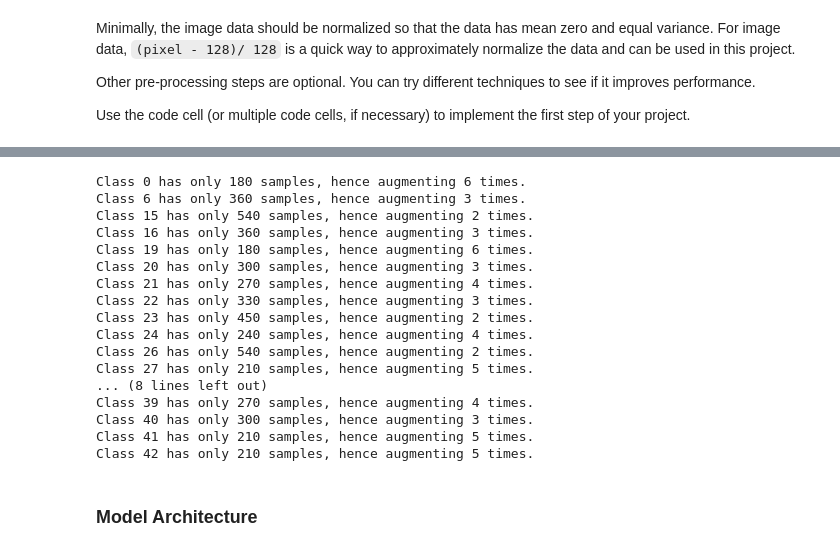
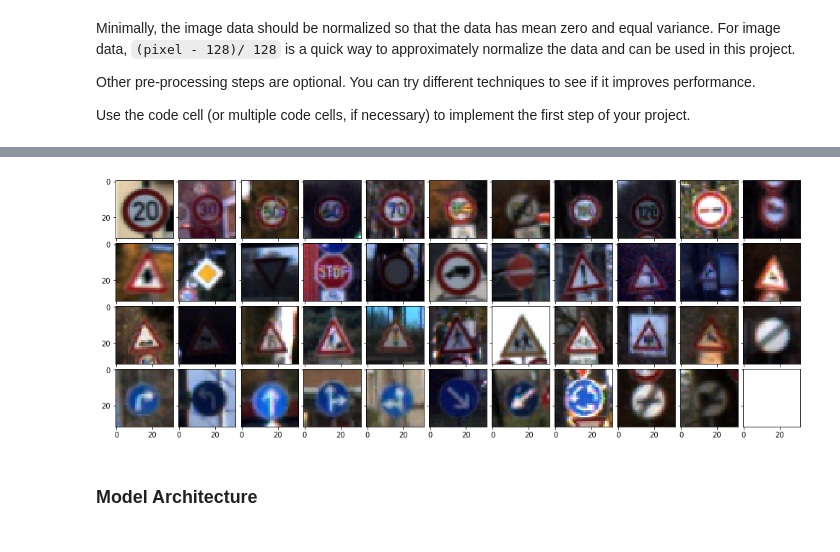
Before and after one commit to jayasim/CarND-Traffic-Sign-Classifier-Project, a Jupyter notebook: Traffic_Sign_Classifier.ipynb, the cells around one changed output, grey strips where cells are left out. Cells and saved outputs as stored; diff of their text form; code cells hidden in the pictures.

```diff
--- a/Traffic_Sign_Classifier.ipynb
+++ b/Traffic_Sign_Classifier.ipynb
@@ -246,46 +167,0 @@ for i in range(0, count*3, 3):
-# %%
-### Generate data additional data (OPTIONAL!)
-### and split the data into training/validation/testing sets here.
-### Feel free to use as many code cells as needed.
-
-# data augmentation
-REQ_NUM_SAMPLES = 1000
-
-generated_features = []
-generated_labels = []
-
-for class_index in range(len(sign_type)):
-    class_sample_count = sign_type[class_index]
-    augment_multiple = round(REQ_NUM_SAMPLES / class_sample_count)
-
-    if augment_multiple <= 1:
-        continue
-
-    print("Class {:d} has only {:d} samples, hence augmenting {:d} times.".format(class_index, class_sample_count, augment_multiple))
-    for test_feature, test_label in zip(X_train_normalized, y_train):
-        if class_index == test_label:
-            for augment_iter in range(augment_multiple):
-                generated_features.append(create_variant(test_feature))
-                generated_labels.append(test_label)
-
-# append generated data to original data
-X_train_augmented = np.append(np.array(X_train_normalized), np.array(generated_features), axis=0)
-y_train_augmented = np.append(np.array(y_train), np.array(generated_labels), axis=0)
-# %% [output]
-Class 0 has only 180 samples, hence augmenting 6 times.
-Class 6 has only 360 samples, hence augmenting 3 times.
-Class 15 has only 540 samples, hence augmenting 2 times.
-Class 16 has only 360 samples, hence augmenting 3 times.
-Class 19 has only 180 samples, hence augmenting 6 times.
-Class 20 has only 300 samples, hence augmenting 3 times.
-Class 21 has only 270 samples, hence augmenting 4 times.
-Class 22 has only 330 samples, hence augmenting 3 times.
-Class 23 has only 450 samples, hence augmenting 2 times.
-Class 24 has only 240 samples, hence augmenting 4 times.
-Class 26 has only 540 samples, hence augmenting 2 times.
-Class 27 has only 210 samples, hence augmenting 5 times.
-... (8 lines left out)
-Class 39 has only 270 samples, hence augmenting 4 times.
-Class 40 has only 300 samples, hence augmenting 3 times.
-Class 41 has only 210 samples, hence augmenting 5 times.
-Class 42 has only 210 samples, hence augmenting 5 times.
@@ -298,2 +168,33 @@ X_training, X_validation, y_training, y_validation = train_test_split(X_train_au
+# %%
+### Preprocess the data here. Preprocessing steps could include normalization, converting to grayscale, etc.
+### Feel free to use as many code cells as needed.
+import numpy as np
+import cv2
+
+def normalize(img):
+    '''normalizes pixel values from a [0,255] to [-0.5,+0.5] range'''
+    result = np.zeros(shape=img.shape)
+    result = cv2.normalize(img, result, 0, 1, cv2.NORM_MINMAX, dtype=cv2.CV_32F)
+    return result - 0.5
+
+def preprocess(dataset):
+    '''do the whole preprocessing by converting color space and normalizing values with one function call'''
+    normalized = []
+    for img in dataset:
+        normalized.append(normalize(img))
+    return np.array(normalized)
+# %%
+X_train = preprocess(X_train)
+X_valid = preprocess(X_valid)
+X_test = preprocess(X_test)
+# %%
+def unpreprocess(dataset):
+    return [ ((d + 0.5) * 255).astype(np.uint8) for d in dataset ]
+
+X_examples = [ X_train[i] for i in examples ]
+X_examples = unpreprocess(X_examples)
+display_traffic_signs(X_examples)
+# %% [output]
+[figure, added]
 # %% [markdown]
 ### Model Architecture
```
Also changed, not shown: parts of 30 cells of this notebook, 28 other files.
